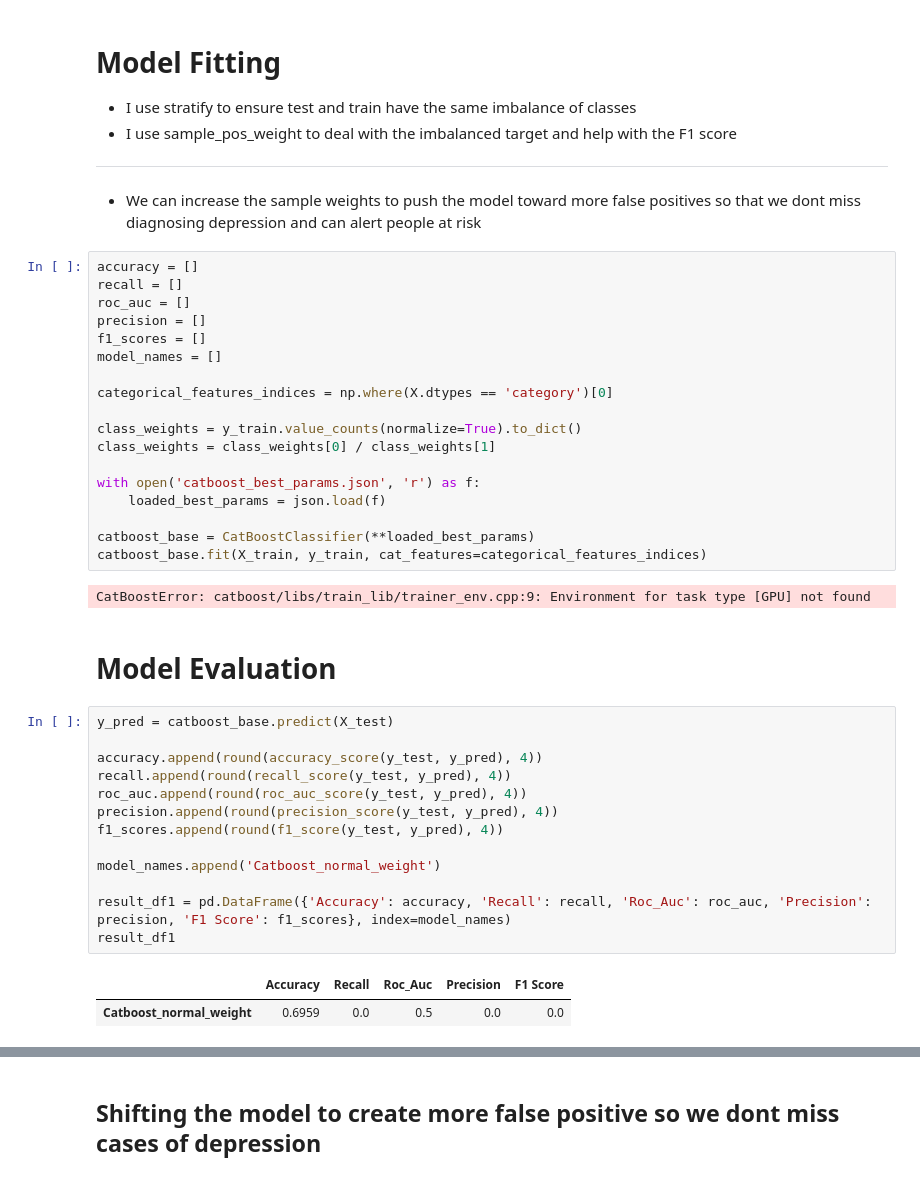
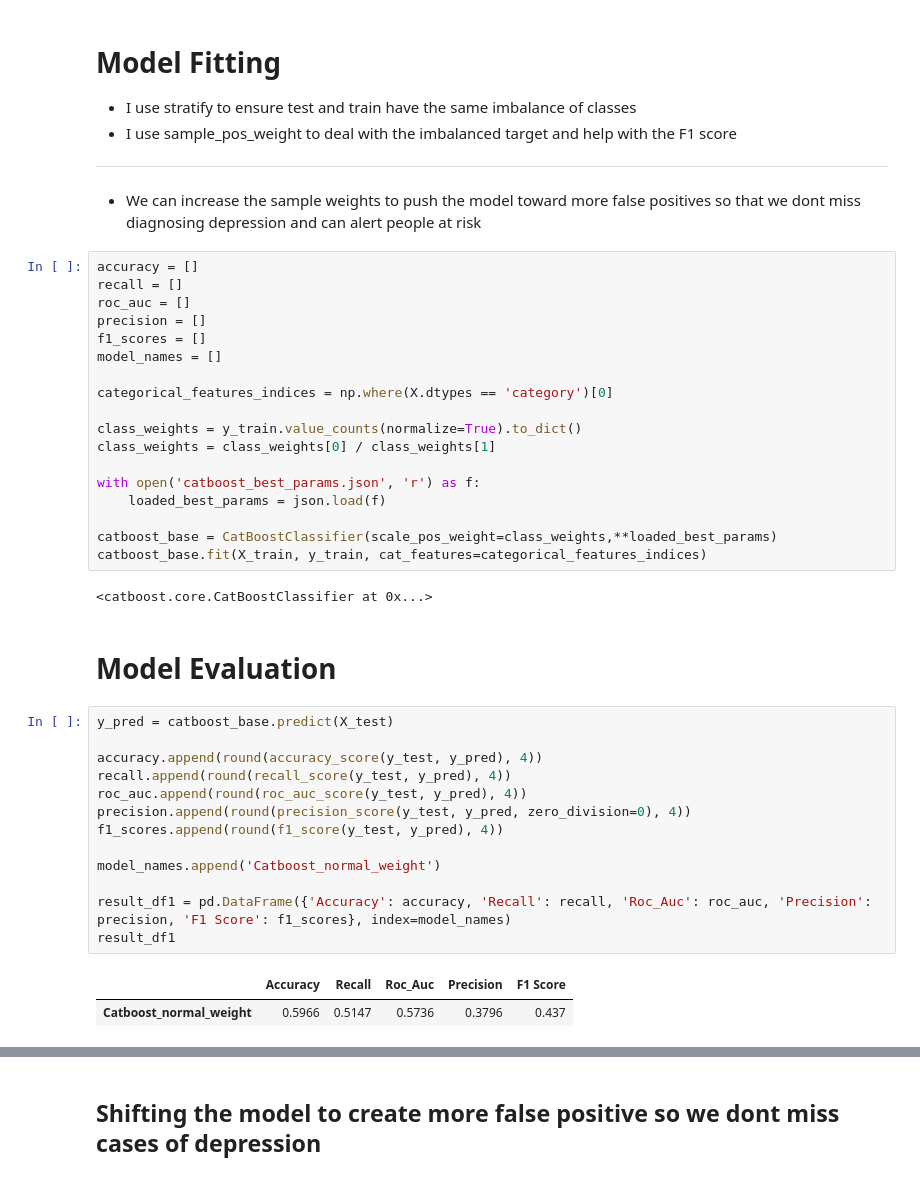
Before and after one commit to lrcode97/axa_test_submission, a Jupyter notebook: main_catboost_model.ipynb, the cells around one changed output, grey strips where cells are left out. Saved outputs shown, nothing was run; the diff lists cells and outputs as text.

```diff
--- a/main_catboost_model.ipynb
+++ b/main_catboost_model.ipynb
@@ -131,28 +128,28 @@ class_weights = class_weights[0] / class_weights[1]
 with open('catboost_best_params.json', 'r') as f:
     loaded_best_params = json.load(f)
 
-catboost_base = CatBoostClassifier(**loaded_best_params)
+catboost_base = CatBoostClassifier(scale_pos_weight=class_weights,**loaded_best_params)
 catboost_base.fit(X_train, y_train, cat_features=categorical_features_indices)
 # %% [output]
-CatBoostError: catboost/libs/train_lib/trainer_env.cpp:9: Environment for task type [GPU] not found
+<catboost.core.CatBoostClassifier at 0x...>
 # %% [markdown]
 # Model Evaluation
 # %%
 y_pred = catboost_base.predict(X_test)
 
 accuracy.append(round(accuracy_score(y_test, y_pred), 4))
 recall.append(round(recall_score(y_test, y_pred), 4))
 roc_auc.append(round(roc_auc_score(y_test, y_pred), 4))
-precision.append(round(precision_score(y_test, y_pred), 4))
+precision.append(round(precision_score(y_test, y_pred, zero_division=0), 4))
 f1_scores.append(round(f1_score(y_test, y_pred), 4))
 
 model_names.append('Catboost_normal_weight')
 
 result_df1 = pd.DataFrame({'Accuracy': accuracy, 'Recall': recall, 'Roc_Auc': roc_auc, 'Precision': precision, 'F1 Score': f1_scores}, index=model_names)
 result_df1
 # %% [output]
 |  | Accuracy | Recall | Roc_Auc | Precision | F1 Score |
-| Catboost_normal_weight | 0.6959 | 0.0 | 0.5 | 0.0 | 0.0 |
+| Catboost_normal_weight | 0.5966 | 0.5147 | 0.5736 | 0.3796 | 0.437 |
 # %%
 print(result_df1)
 
```
Also changed, not shown: parts of 7 cells of this notebook, 9 other files.
